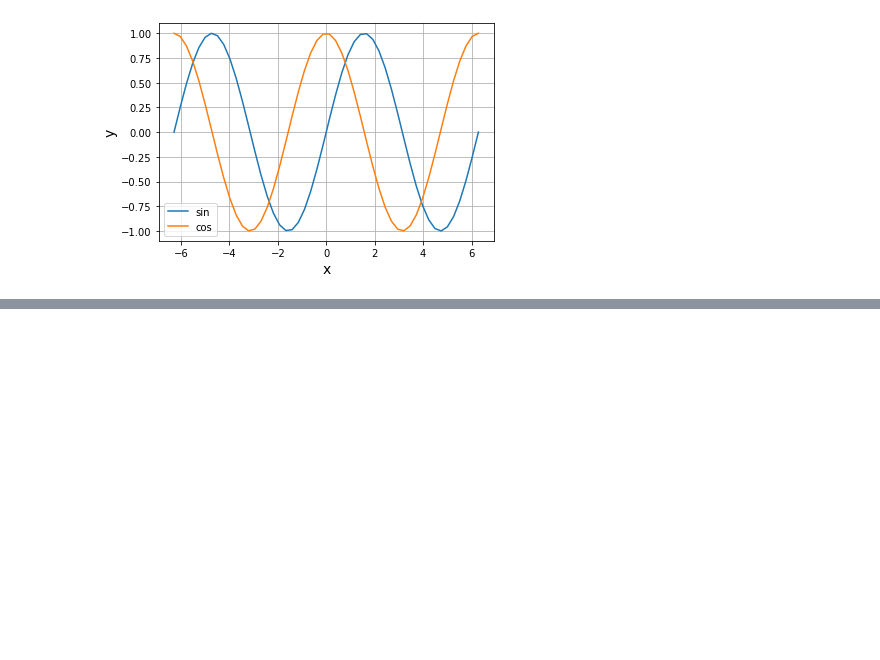
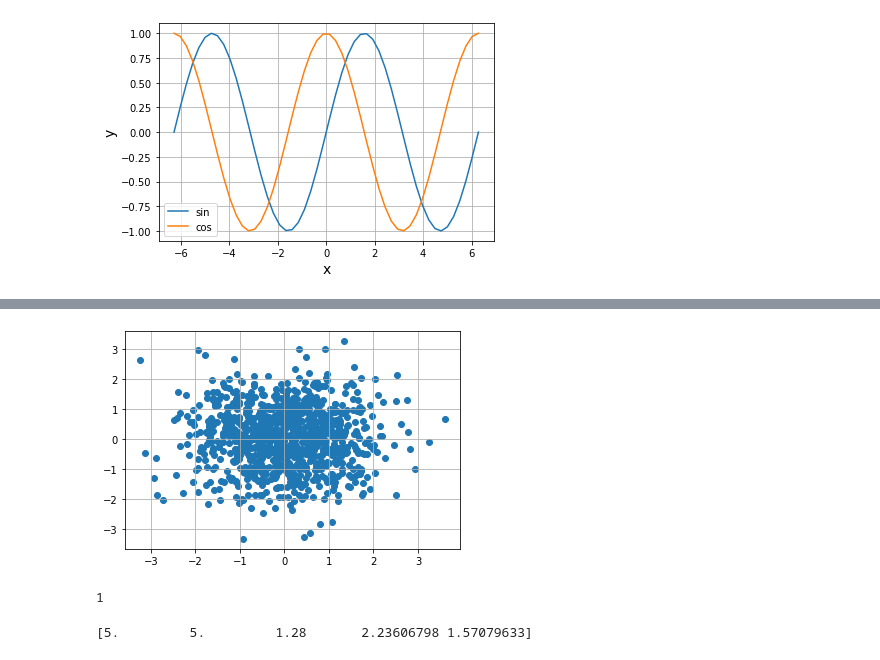
Before and after one commit to Naoaki0826/ToLeanpython, a Jupyter notebook: mathPython/lesson3.ipynb, the cells around one changed output, grey strips where cells are left out. Drawn from its saved outputs; the diff is of its cells as text; code cells hidden in the pictures; blank space fills up the shorter version.

```diff
--- a/mathPython/lesson3.ipynb
+++ b/mathPython/lesson3.ipynb
@@ -222,0 +285,29 @@ plt.show()
+# %%
+import numpy as np
+import matplotlib.pyplot as plt
+
+n = 1000
+
+x = np.random.randn(n)
+y = np.random.randn(n)
+
+
+plt.scatter(x, y)
+plt.grid()
+plt.show()
+# %% [output]
+[figure, added]
+# %%
+import numpy as numpy
+
+r_int = np.random.randint(10) + 1
+
+print(r_int)
+# %% [output]
+1
+# %%
+import numpy as np
+x = [-5, 5, -1.28, np.sqrt(5), -np.pi/2]
+print(np.abs(x))
+# %% [output]
+[5.         5.         1.28       2.23606798 1.57079633]
```
Also changed, not shown: parts of 10 cells of this notebook, 4 other files.
